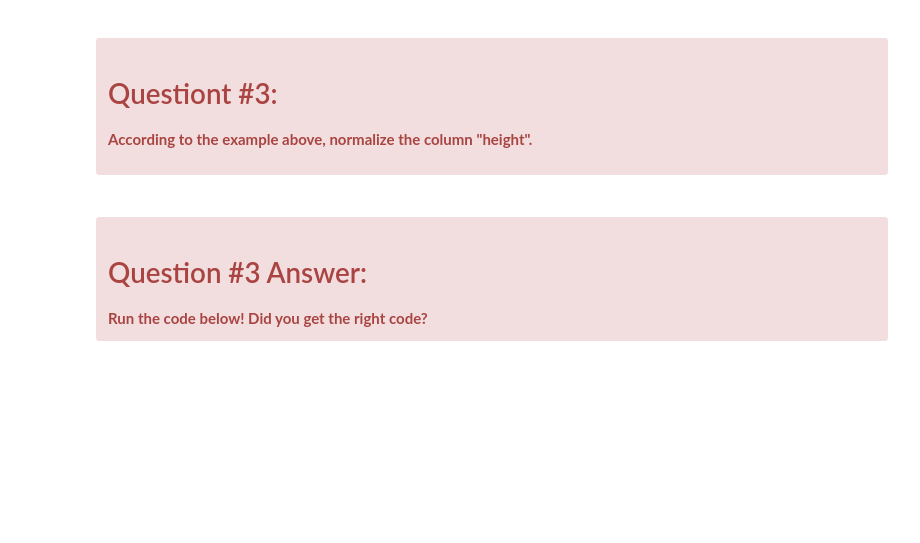
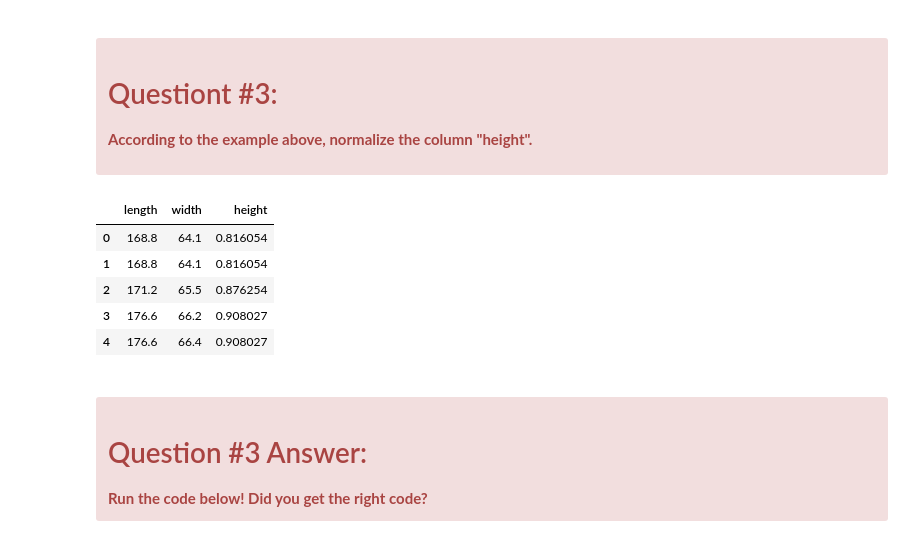
Before and after one commit to hzitoun/cognitiveclass-applied-data-science-with-python, a Jupyter notebook: 2_Data Analysis with Python/2_data_wrangling/DA0101EN-JL-Review-Data_Wrangling.ipynb, the cells around one changed output. Cells and saved outputs as stored; diff of their text form; code cells hidden in the pictures; blank space fills up the shorter version.

```diff
--- a/2_Data Analysis with Python/2_data_wrangling/DA0101EN-JL-Review-Data_Wrangling.ipynb
+++ b/2_Data Analysis with Python/2_data_wrangling/DA0101EN-JL-Review-Data_Wrangling.ipynb
@@ -345,6 +395,18 @@ df['width'] = df['width']/df['width'].max()
 
 <b>According to the example above, normalize the column "height".</b>
 </div>
+# %%
+
+df['height'] = df['height']/df['height'].max()
+# show the scaled columns
+df[["length","width","height"]].head()
+# %% [output]
+|  | length | width | height |
+| 0 | 168.8 | 64.1 | 0.816054 |
+| 1 | 168.8 | 64.1 | 0.816054 |
+| 2 | 171.2 | 65.5 | 0.876254 |
+| 3 | 176.6 | 66.2 | 0.908027 |
+| 4 | 176.6 | 66.4 | 0.908027 |
 # %% [markdown]
 <div class="alert alert-danger alertdanger" style="margin-top: 20px">
 <h1> Question #3 Answer: </h1>
```
Also changed, not shown: parts of 15 cells of this notebook, 1 other file.
